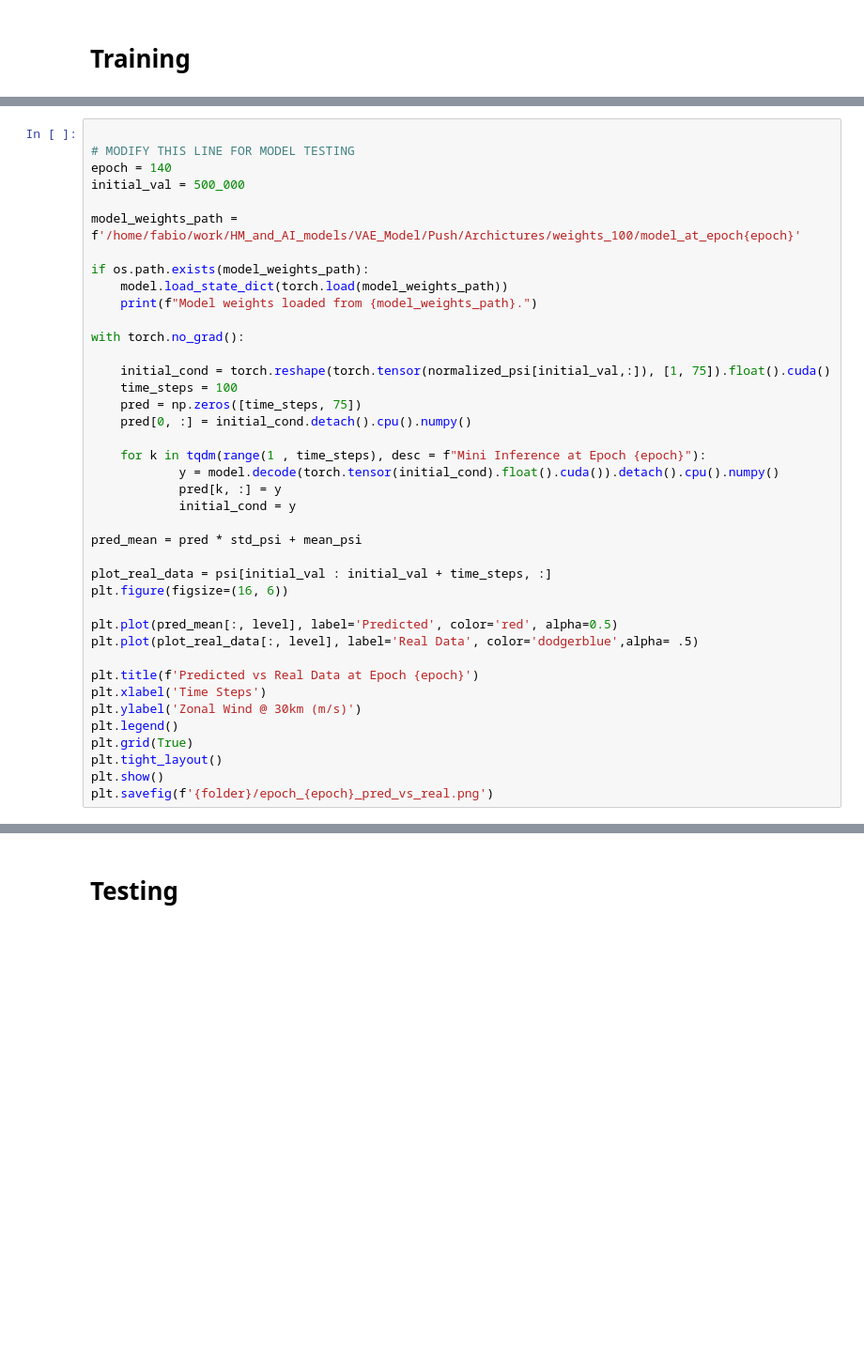
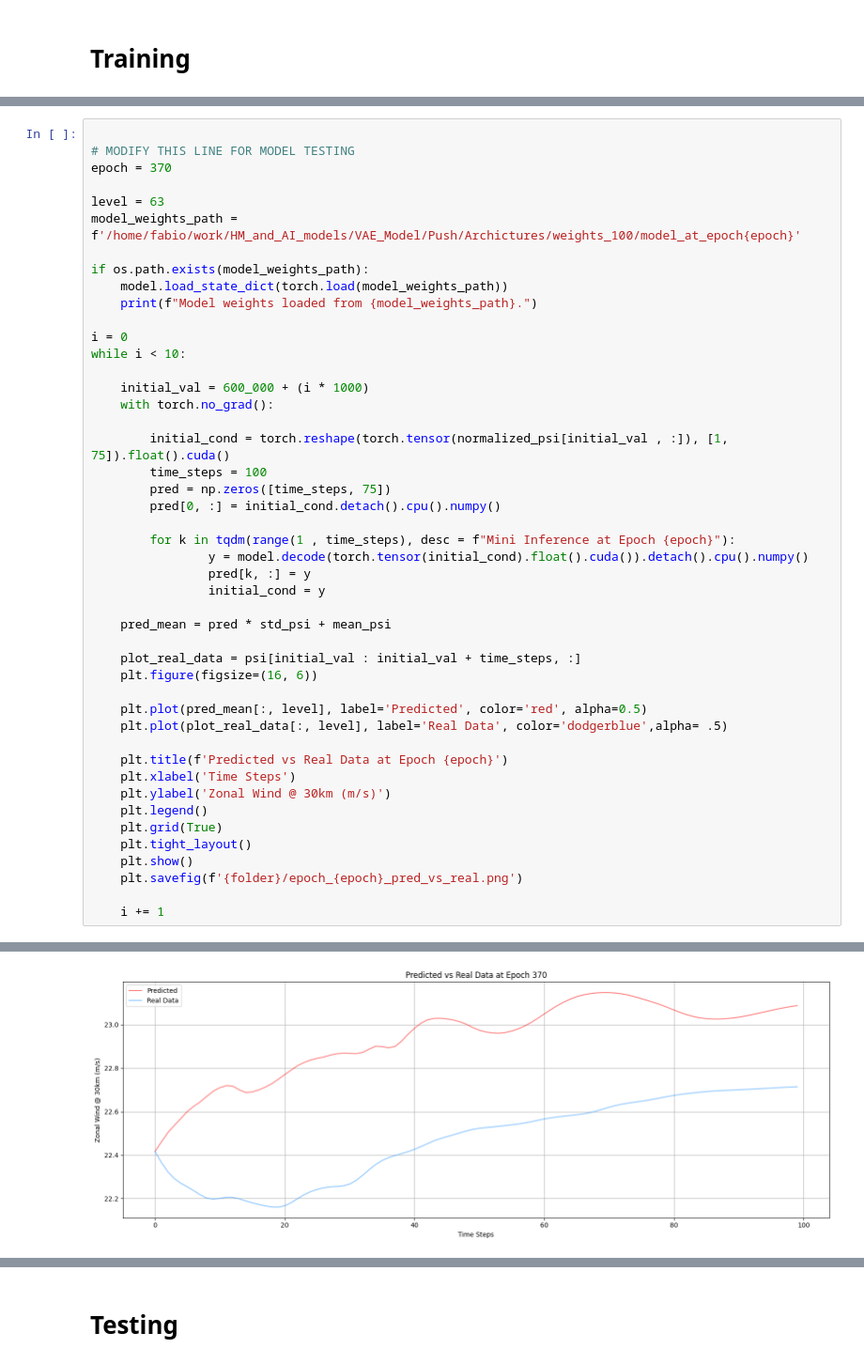
Before and after one commit to fabio2-uchi/modified_code, a Jupyter notebook: Archictures/latent_conditioned_decoder.ipynb, the cells around one changed output, grey strips where cells are left out. Shown at 94% size. Cells and saved outputs as stored; diff of their text form; blank space fills up the shorter version.

Commit message:
New inference code

```diff
--- a/Archictures/latent_conditioned_decoder.ipynb
+++ b/Archictures/latent_conditioned_decoder.ipynb
@@ -291,41 +291,47 @@ Epoch 21,
 # %%
 
 # MODIFY THIS LINE FOR MODEL TESTING
-epoch = 140
-initial_val = 500_000
+epoch = 370
 
+level = 63
 model_weights_path = f'/home/fabio/work/HM_and_AI_models/VAE_Model/Push/Archictures/weights_100/model_at_epoch{epoch}'
 
 if os.path.exists(model_weights_path):
     model.load_state_dict(torch.load(model_weights_path))
     print(f"Model weights loaded from {model_weights_path}.")
 
-with torch.no_grad():
+i = 0
+while i < 10:
 
-    initial_cond = torch.reshape(torch.tensor(normalized_psi[initial_val,:]), [1, 75]).float().cuda()
-    time_steps = 100
-    pred = np.zeros([time_steps, 75])
-    pred[0, :] = initial_cond.detach().cpu().numpy()
+    initial_val = 600_000 + (i * 1000)
+    with torch.no_grad():
 
-    for k in tqdm(range(1 , time_steps), desc = f"Mini Inference at Epoch {epoch}"):
-            y = model.decode(torch.tensor(initial_cond).float().cuda()).detach().cpu().numpy()
-            pred[k, :] = y
-            initial_cond = y
+        initial_cond = torch.reshape(torch.tensor(normalized_psi[initial_val , :]), [1, 75]).float().cuda()
+        time_steps = 100
+        pred = np.zeros([time_steps, 75])
+        pred[0, :] = initial_cond.detach().cpu().numpy()
 
-pred_mean = pred * std_psi + mean_psi
+        for k in tqdm(range(1 , time_steps), desc = f"Mini Inference at Epoch {epoch}"):
+                y = model.decode(torch.tensor(initial_cond).float().cuda()).detach().cpu().numpy()
+                pred[k, :] = y
+                initial_cond = y
 
-plot_real_data = psi[initial_val : initial_val + time_steps, :]
-plt.figure(figsize=(16, 6))
+    pred_mean = pred * std_psi + mean_psi
 
-plt.plot(pred_mean[:, level], label='Predicted', color='red', alpha=0.5)
-plt.plot(plot_real_data[:, level], label='Real Data', color='dodgerblue',alpha= .5)
+    plot_real_data = psi[initial_val : initial_val + time_steps, :]
+    plt.figure(figsize=(16, 6))
 
-plt.title(f'Predicted vs Real Data at Epoch {epoch}')
-plt.xlabel('Time Steps')
-plt.ylabel('Zonal Wind @ 30km (m/s)')
-plt.legend()
-plt.grid(True)
-plt.tight_layout()
-plt.show()
-plt.savefig(f'{folder}/epoch_{epoch}_pred_vs_real.png')
+    plt.plot(pred_mean[:, level], label='Predicted', color='red', alpha=0.5)
+    plt.plot(plot_real_data[:, level], label='Real Data', color='dodgerblue',alpha= .5)
+
+    plt.title(f'Predicted vs Real Data at Epoch {epoch}')
+    plt.xlabel('Time Steps')
+    plt.ylabel('Zonal Wind @ 30km (m/s)')
+    plt.legend()
+    plt.grid(True)
+    plt.tight_layout()
+    plt.show()
+    plt.savefig(f'{folder}/epoch_{epoch}_pred_vs_real.png')
+
+    i += 1
 # %% [output]
@@ -332,0 +339 @@ Model weights loaded from /home/fabio/work/HM_and_AI_models/VAE_Model/Push/Archi
+[figure, added]
```
Also changed, not shown: parts of 5 cells of this notebook.
